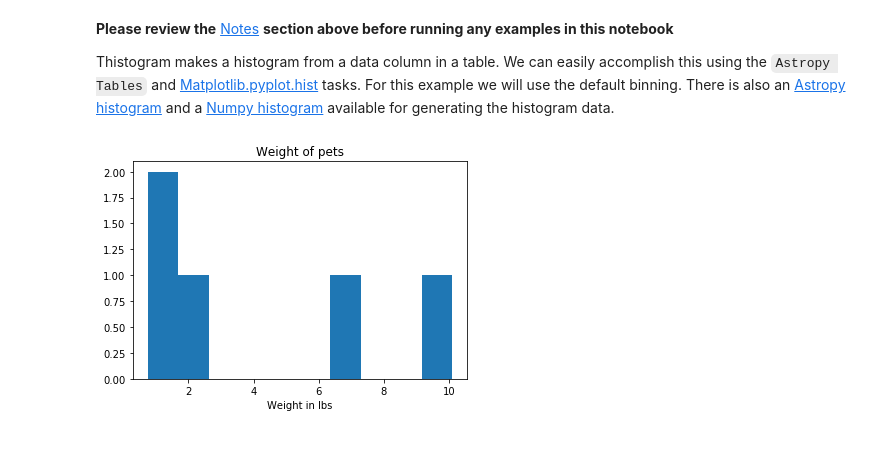
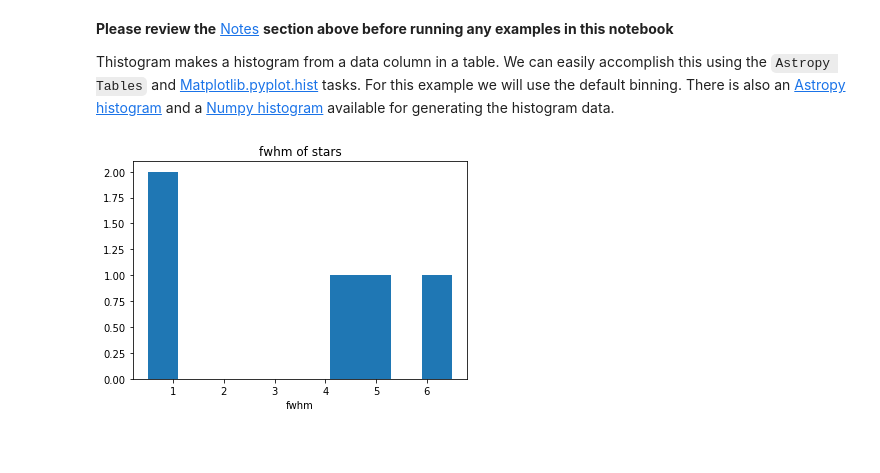
Before and after one commit to spacetelescope/stak-notebooks, a Jupyter notebook: notebooks/tables.ttools.ipynb, the cells around one changed output. Drawn from its saved outputs; the diff is of its cells as text; code cells hidden in the pictures.

```diff
--- a/notebooks/tables.ttools.ipynb
+++ b/notebooks/tables.ttools.ipynb
@@ -114,6 +118,6 @@ Partab is used to transfer and IRAF parameter to a table element. Below we show
 # Astronomy Specific Imports
 from astropy.table import Table
 # %%
-ex_table['weight(lbs)'][4]=1.5
+ex_table['fwhm'][4]=4.5
 ex_table
 # %% [output]
@@ -355,13 +413,13 @@ import matplotlib.pyplot as plt
 %matplotlib inline
 # %%
 # Using the weight column of our example table
-n, bins, patches = plt.hist(ex_table['weight(lbs)'].data)
+n, bins, patches = plt.hist(ex_table['fwhm'].data)
 
-plt.xlabel('Weight in lbs')
-plt.title('Weight of pets')
+plt.xlabel('fwhm')
+plt.title('fwhm of stars')
 plt.show()
 # %% [output]
-[figure, old version]
+[figure, new version]
 # %% [markdown]
 <br>
 # %% [markdown]
```
Also changed, not shown: parts of 37 cells of this notebook.
